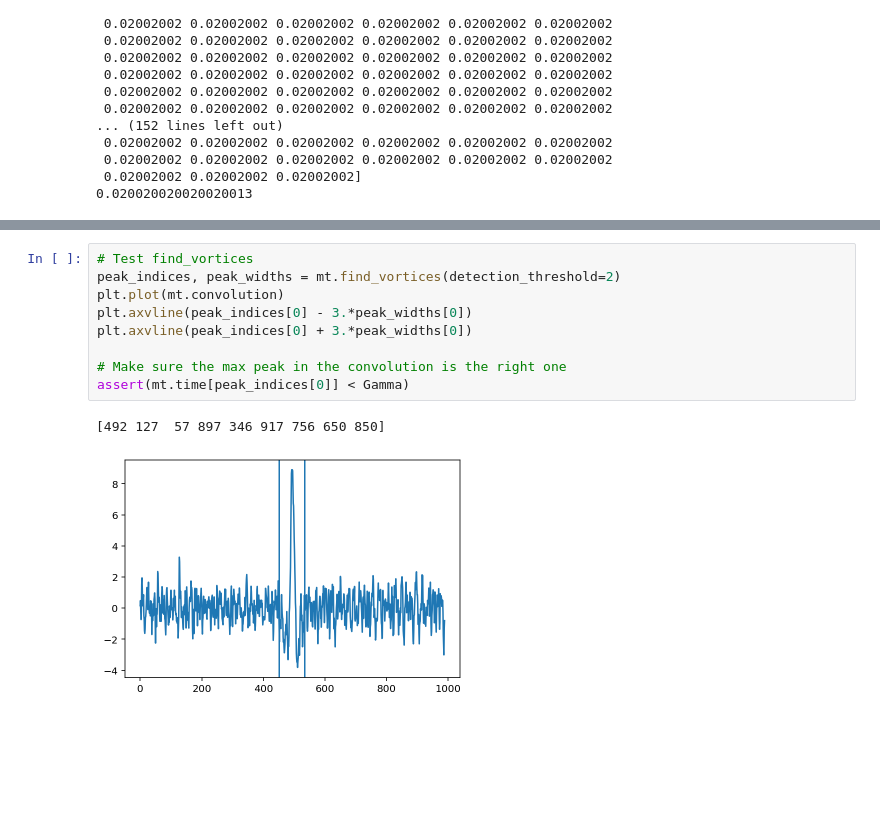
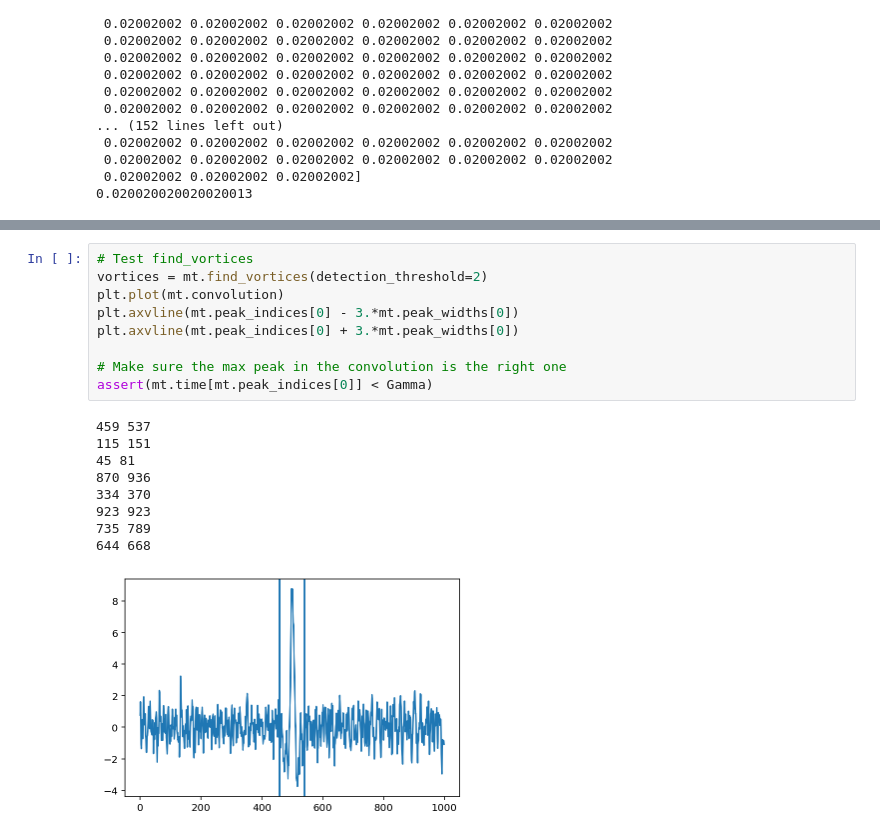
Before and after one commit to BoiseStatePlanetary/muldoon, a Jupyter notebook: examples/Making Muldoon.ipynb, the cells around one changed output, grey strips where cells are left out. Drawn from its saved outputs; the diff is of its cells as text; blank space fills up the shorter version.

Commit message:
Fit vortices
Need to write test for py_test!

```diff
--- a/examples/Making Muldoon.ipynb
+++ b/examples/Making Muldoon.ipynb
@@ -98,14 +101,21 @@ print((np.abs(mt.time[mx_ind])))
 # %%
 # Test find_vortices
-peak_indices, peak_widths = mt.find_vortices(detection_threshold=2)
+vortices = mt.find_vortices(detection_threshold=2)
 plt.plot(mt.convolution)
-plt.axvline(peak_indices[0] - 3.*peak_widths[0])
-plt.axvline(peak_indices[0] + 3.*peak_widths[0])
+plt.axvline(mt.peak_indices[0] - 3.*mt.peak_widths[0])
+plt.axvline(mt.peak_indices[0] + 3.*mt.peak_widths[0])
 
 # Make sure the max peak in the convolution is the right one
-assert(mt.time[peak_indices[0]] < Gamma)
+assert(mt.time[mt.peak_indices[0]] < Gamma)
 # %% [output]
-[492 127  57 897 346 917 756 650 850]
+459 537
+115 151
+45 81
+870 936
+334 370
+923 923
+735 789
+644 668
-[figure, old version]
+[figure, new version]
 # %%
 # Test find_vortices
```
Also changed, not shown: parts of 8 cells of this notebook, 3 other files.
